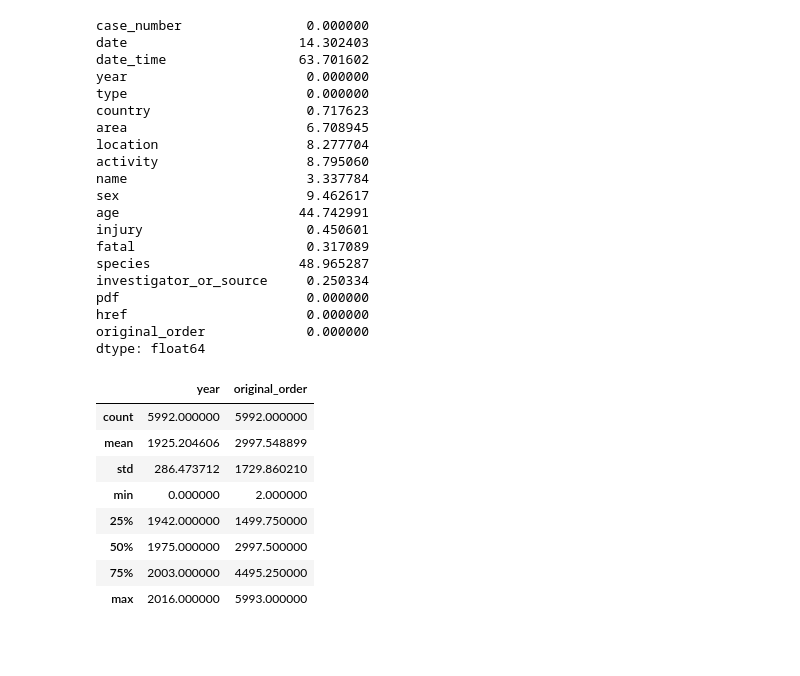
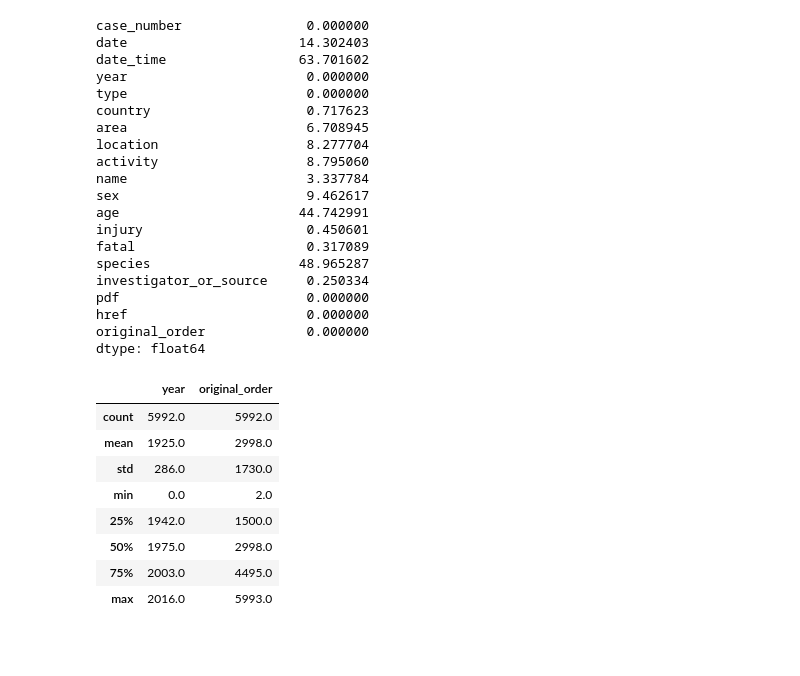
Before and after one commit to ta-datapt-bcn/project-pandas, a Jupyter notebook: data-wrangling.ipynb, the cells around one changed output. Drawn from its saved outputs; the diff is of its cells as text; code cells hidden in the pictures.

```diff
--- a/data-wrangling.ipynb
+++ b/data-wrangling.ipynb
@@ -646,18 +639,18 @@ original_order             0.000000
 dtype: float64
 # %%
 #data.profile_report()
-# %%
-data.describe()
-# %% [output]
-|  | year | original_order |
-| count | 5992.000000 | 5992.000000 |
-| mean | 1925.204606 | 2997.548899 |
-| std | 286.473712 | 1729.860210 |
-| min | 0.000000 | 2.000000 |
-| 25% | 1942.000000 | 1499.750000 |
-| 50% | 1975.000000 | 2997.500000 |
-| 75% | 2003.000000 | 4495.250000 |
-| max | 2016.000000 | 5993.000000 |
+# %%
+round(data.describe())
+# %% [output]
+|  | year | original_order |
+| count | 5992.0 | 5992.0 |
+| mean | 1925.0 | 2998.0 |
+| std | 286.0 | 1730.0 |
+| min | 0.0 | 2.0 |
+| 25% | 1942.0 | 1500.0 |
+| 50% | 1975.0 | 2998.0 |
+| 75% | 2003.0 | 4495.0 |
+| max | 2016.0 | 5993.0 |
 # %% [markdown]
 ##
 # %% [markdown]
```
Also changed, not shown: parts of 1 cell of this notebook.
